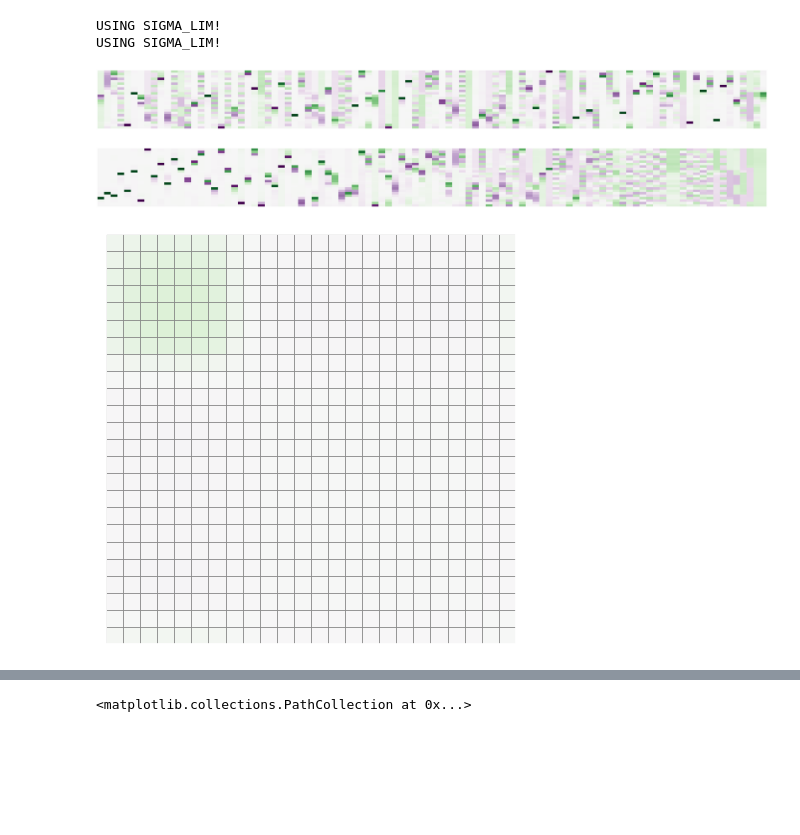
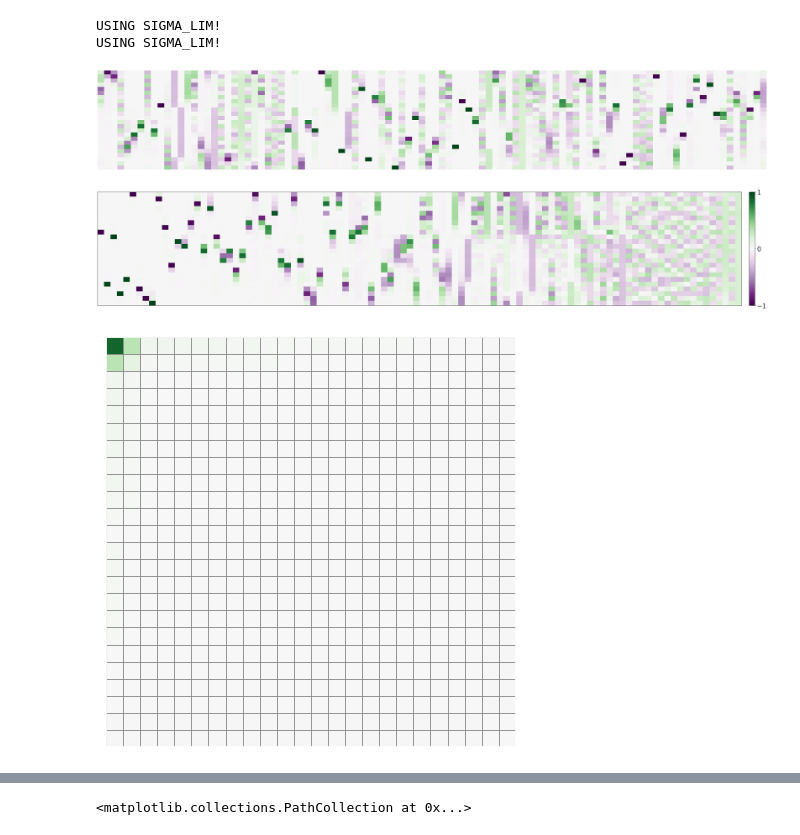
Before and after one commit to kabolat/behavio-temporal-vae, a Jupyter notebook: notebooks/inspect_indiviudal_model.ipynb, the cells around one changed output, grey strips where cells are left out. Saved outputs shown, nothing was run; the diff lists cells and outputs as text; code cells hidden in the pictures; blank space fills up the shorter version.

Commit message:
More visibility (higher font sizes, etc)

```diff
--- a/notebooks/inspect_indiviudal_model.ipynb
+++ b/notebooks/inspect_indiviudal_model.ipynb
@@ -19,7 +19,7 @@ import src.testing_lib as testing_lib
 # %% [markdown]
 ### Find the desired model
 # %%
-config_dir = '/home/kbolat/Python/behavio-temporal-vae/runs/visual_Aug09_16-20-51'
+config_dir = '/home/kbolat/Python/behavio-temporal-vae/runs/sweep_Aug26_12-43-57'
 config_file = 'config.json'
 
 with open(os.path.join(config_dir, config_file), 'r') as f: config = json.load(f)
@@ -97,31 +98,35 @@ if not os.path.exists(os.path.join(config_dir, 'visuals', 'pattern_dictionary'))
 # %%
 pattern_dictionary = model.decoder.get_SigmaMapper().detach().numpy()
 # %%
-fig, ax = plt.subplots(figsize=(50,5))
+fig, ax = plt.subplots(figsize=(50,8))
 fig.tight_layout()
 im = ax.imshow(pattern_dictionary, aspect='auto', cmap='PRGn', interpolation='none')
 ax.grid(False)
 # fig.colorbar(im, ax=ax)
 plt.xticks([])
 plt.yticks([])
 plt.savefig(os.path.join(config_dir, 'visuals', 'pattern_dictionary', 'pattern_dictionary_unsorted.png'))
 plt.show()
 # %% [output]
-[figure, old version]
+[figure, new version]
 # %%
 l1_norms = np.linalg.norm(pattern_dictionary, axis=0, ord=1)
 
-fig, ax = plt.subplots(figsize=(50,5))
+fig, ax = plt.subplots(figsize=(50,8))
 fig.tight_layout()
 im = ax.imshow(pattern_dictionary[:,np.argsort(l1_norms)], aspect='auto', cmap='PRGn', interpolation='none')
 ax.grid(False)
-# fig.colorbar(im, ax=ax)
+cbar = fig.colorbar(im, ax=ax, pad=0.01)
+## raize the font size of the colorbar
+cbar.ax.tick_params(labelsize=30)
+## set ticks from -1 to 1 with 0.5 intervals
+cbar.set_ticks([-1, 0, 1,])
 plt.xticks([])
 plt.yticks([])
 plt.savefig(os.path.join(config_dir, 'visuals', 'pattern_dictionary', 'pattern_dictionary_sorted.png'), bbox_inches='tight', pad_inches=0)
 plt.show()
 # %% [output]
-[figure, old version]
+[figure, new version]
 # %%
 covariance_dictionary = [np.outer(u,u) for u in pattern_dictionary.T]
 # %%
@@ -139,7 +144,7 @@ ax.xaxis.set_visible(False)
 ax.yaxis.set_visible(False)
 plt.show()
 # %% [output]
-[figure, old version]
+[figure, new version]
 # %%
 ## if there is no covariance dictionary folder under visuals, create one
 if not os.path.exists(os.path.join(config_dir, 'visuals', 'covariance_dictionary')):
```
Also changed, not shown: parts of 10 cells of this notebook.
